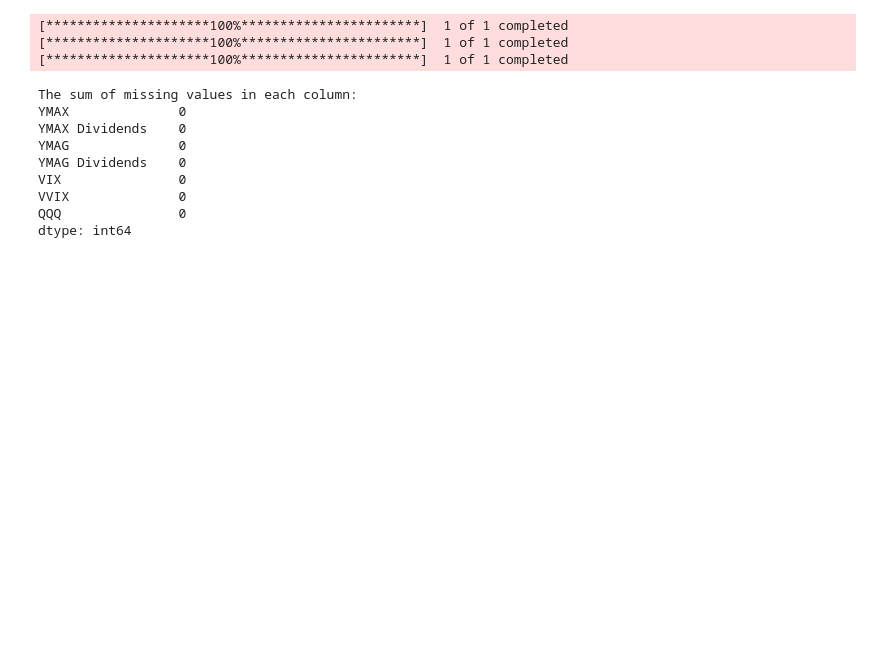
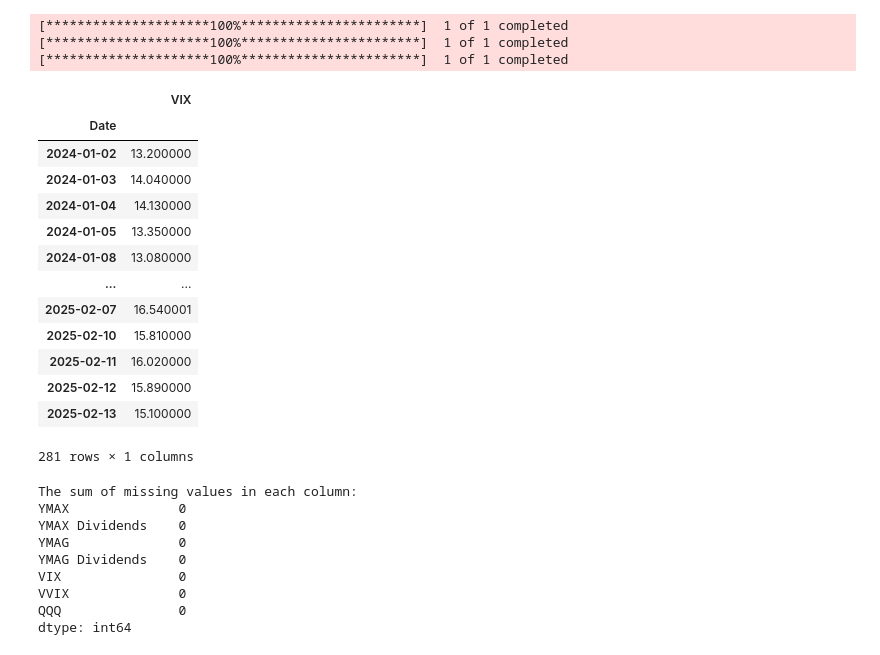
Before and after one commit to BensonMunene/Ratios-Strategy-App, a Jupyter notebook: Codes/Backtesting Strategy 2.ipynb, the cells around one changed output. Cells and saved outputs as stored; diff of their text form; code cells hidden in the pictures; blank space fills up the shorter version.

```diff
--- a/Codes/Backtesting Strategy 2.ipynb
+++ b/Codes/Backtesting Strategy 2.ipynb
@@ -309,6 +309,23 @@ QQQ = QQQ[['Close']].rename(columns={'Close': 'QQQ'})
 [*********************100%***********************]  1 of 1 completed
 [*********************100%***********************]  1 of 1 completed
 [*********************100%***********************]  1 of 1 completed
+# %%
+VIX
+# %% [output]
+|  | VIX |
+| Date |  |
+| 2024-01-02 | 13.200000 |
+| 2024-01-03 | 14.040000 |
+| 2024-01-04 | 14.130000 |
+| 2024-01-05 | 13.350000 |
+| 2024-01-08 | 13.080000 |
+| ... | ... |
+| 2025-02-07 | 16.540001 |
+| 2025-02-10 | 15.810000 |
+| 2025-02-11 | 16.020000 |
+| 2025-02-12 | 15.890000 |
+| 2025-02-13 | 15.100000 |
+281 rows × 1 columns
 # %%
 # Merge VIX, VVIX, and QQQ DataFrames on the Date index
 merged_vix_vvix_qqq_df = VIX \
```
Also changed, not shown: parts of 4 cells of this notebook, 9 other files.
